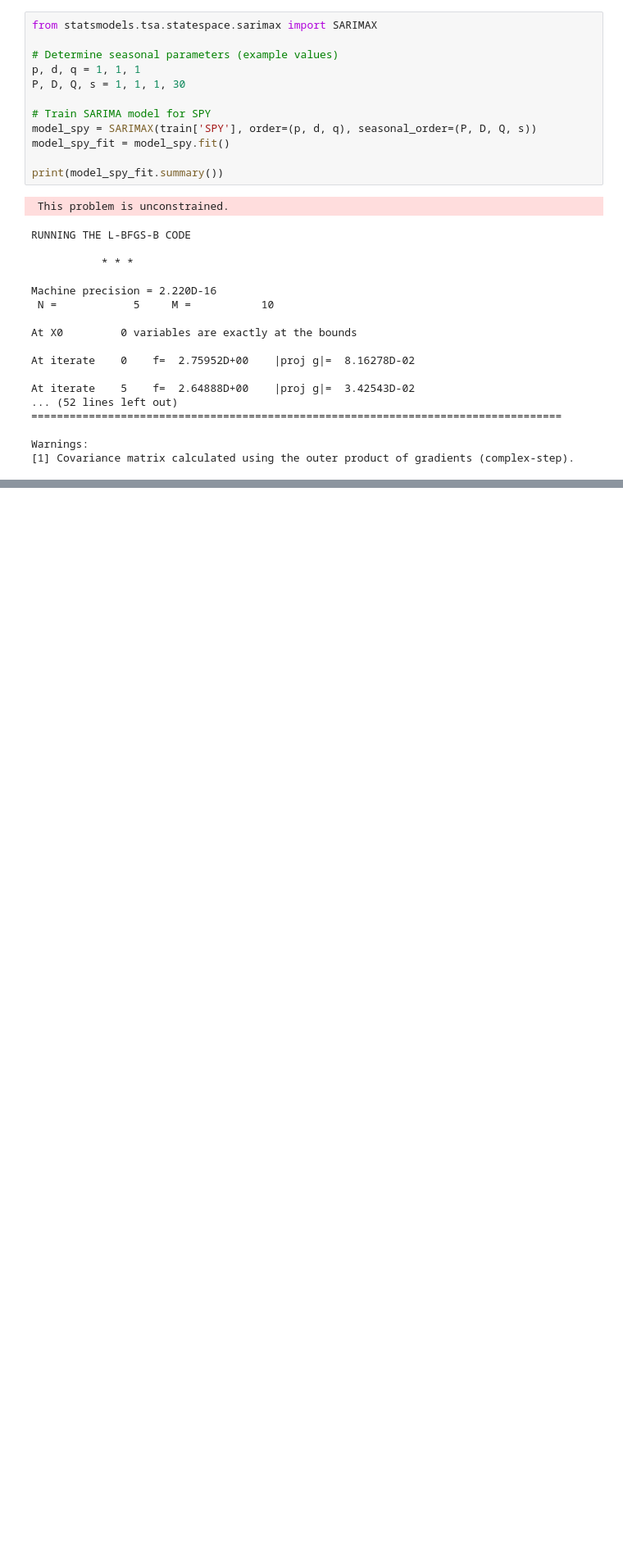
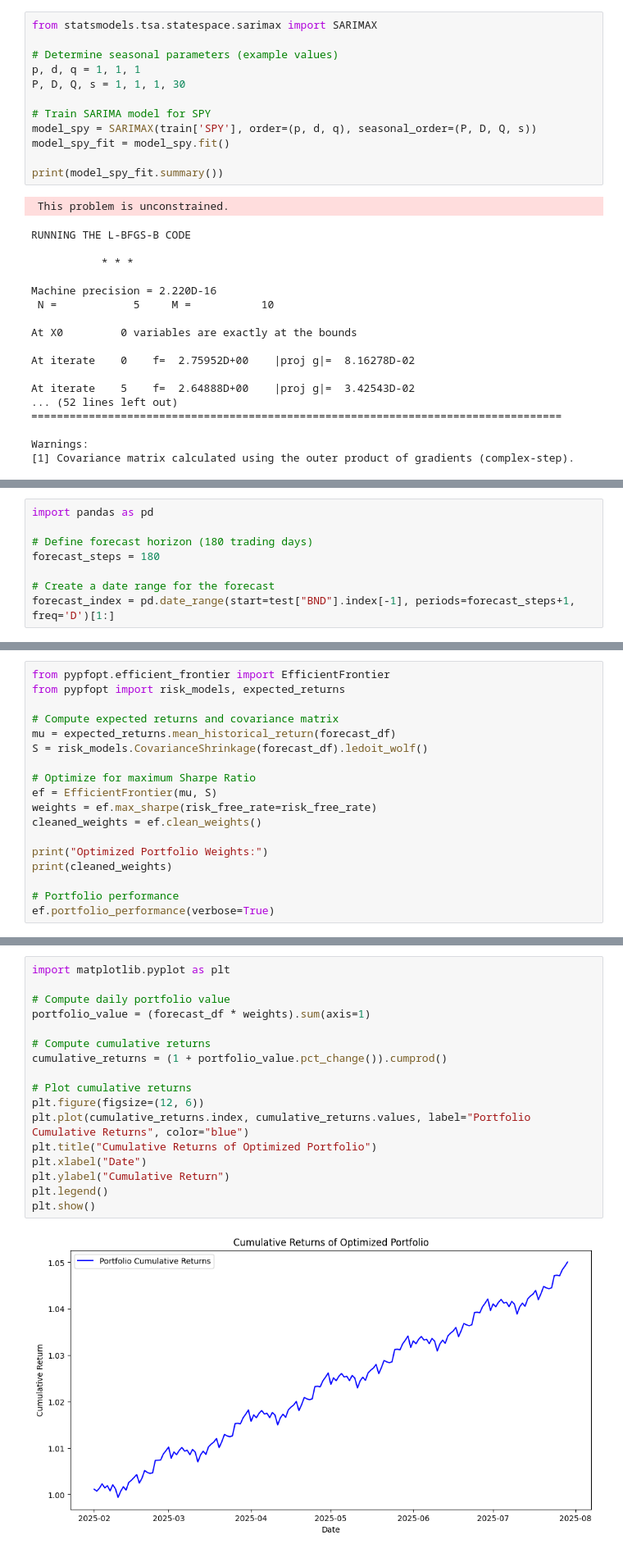
Before and after one commit to habeshaethiopia/Time-Series-Forecasting, a Jupyter notebook: notebooks/Train.ipynb, the cells around one changed output, grey strips where cells are left out. Shown at 82% size. Drawn from its saved outputs; the diff is of its cells as text; blank space fills up the shorter version.

```diff
--- a/notebooks/Train.ipynb
+++ b/notebooks/Train.ipynb
@@ -234,0 +241,8 @@ plt.show()
+# %%
+import pandas as pd
+
+# Define forecast horizon (180 trading days)
+forecast_steps = 180
+
+# Create a date range for the forecast
+forecast_index = pd.date_range(start=test["BND"].index[-1], periods=forecast_steps+1, freq='D')[1:]
@@ -234,0 +508,18 @@ plt.show()
+# %%
+from pypfopt.efficient_frontier import EfficientFrontier
+from pypfopt import risk_models, expected_returns
+
+# Compute expected returns and covariance matrix
+mu = expected_returns.mean_historical_return(forecast_df)
+S = risk_models.CovarianceShrinkage(forecast_df).ledoit_wolf()
+
+# Optimize for maximum Sharpe Ratio
+ef = EfficientFrontier(mu, S)
+weights = ef.max_sharpe(risk_free_rate=risk_free_rate)
+cleaned_weights = ef.clean_weights()
+
+print("Optimized Portfolio Weights:")
+print(cleaned_weights)
+
+# Portfolio performance
+ef.portfolio_performance(verbose=True)
@@ -234,0 +533,19 @@ plt.show()
+# %%
+import matplotlib.pyplot as plt
+
+# Compute daily portfolio value
+portfolio_value = (forecast_df * weights).sum(axis=1)
+
+# Compute cumulative returns
+cumulative_returns = (1 + portfolio_value.pct_change()).cumprod()
+
+# Plot cumulative returns
+plt.figure(figsize=(12, 6))
+plt.plot(cumulative_returns.index, cumulative_returns.values, label="Portfolio Cumulative Returns", color="blue")
+plt.title("Cumulative Returns of Optimized Portfolio")
+plt.xlabel("Date")
+plt.ylabel("Cumulative Return")
+plt.legend()
+plt.show()
+# %% [output]
+[figure, added]
```
Also changed, not shown: parts of 19 cells of this notebook.
